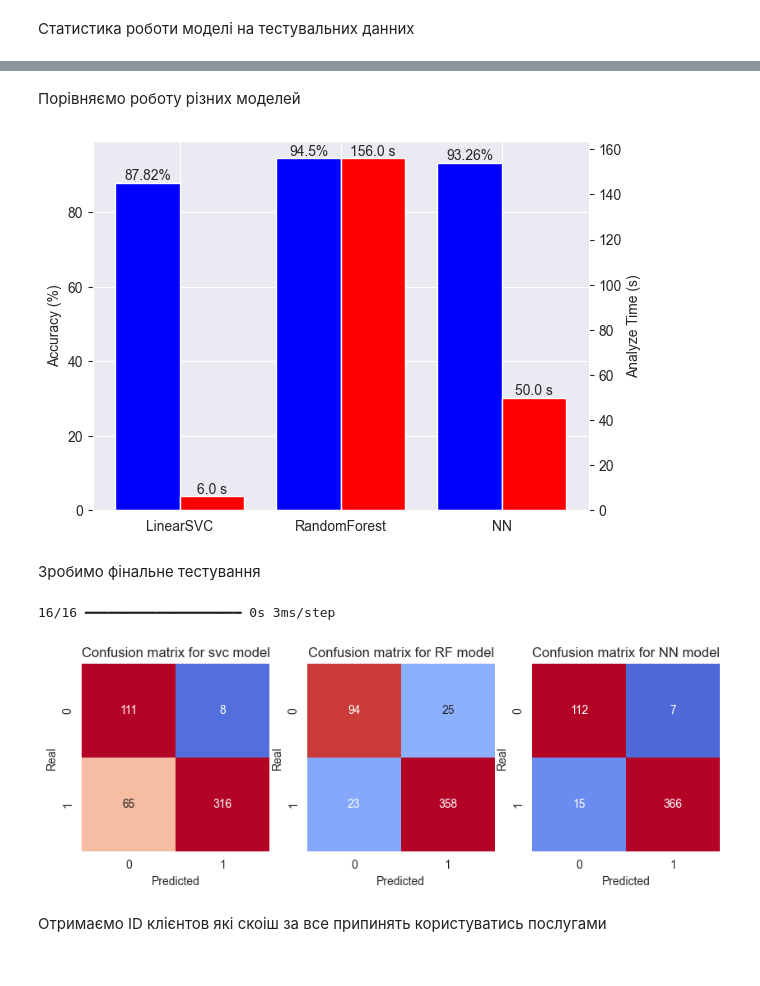
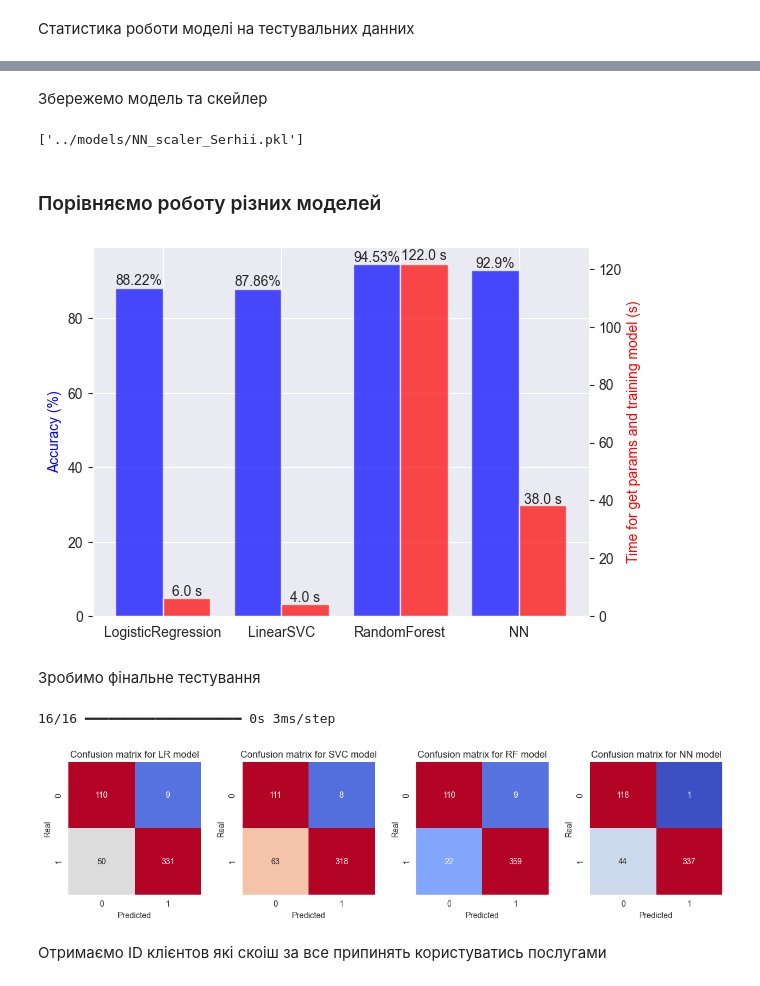
Before and after one commit to serzhu/DS_final_project, a Jupyter notebook: notebooks/internet_service_churn_Serhii.ipynb, the cells around one changed output, grey strips where cells are left out. Drawn from its saved outputs; the diff is of its cells as text; code cells hidden in the pictures.

Commit message:
saved models

```diff
--- a/notebooks/internet_service_churn_Serhii.ipynb
+++ b/notebooks/internet_service_churn_Serhii.ipynb
@@ -260,18 +331,16 @@ weighted avg       0.88      0.88      0.88     19835
 # %% [markdown]
 ### RandomForest
 # %%
-RF = RandomForestClassifier()
-RF_pipe = Pipeline([('scale', scaler), ('RF', RF)])
+RF = RandomForestClassifier(random_state=42)
 
 rf_start_time = time.time()
-param_grid = {'RF__n_estimators': [50, 100, 200], 'RF__max_features':['sqrt', 'log2'], 'RF__class_weight': ['balanced'], 'RF__random_state':[42]}
-RandomForest = GridSearchCV(estimator=RF_pipe, param_grid=param_grid, scoring='f1', cv=2, return_train_score=True, n_jobs=1, verbose=3)
+param_grid = {'n_estimators': [50, 100, 200], 'max_features':['sqrt', 'log2']}
+RandomForest = GridSearchCV(estimator=RF, param_grid=param_grid, scoring='f1', cv=2, return_train_score=True, n_jobs=1, verbose=3)
 
 RandomForest.fit(X_train, y_train)
 print(f'RandomForest best parameters: {RandomForest.best_params_}')
 
 rf_model = RandomForest.best_estimator_
-rf_model.fit(X_train, y_train)
 y_pred_rf = rf_model.predict(X_test)
 
 rf_end_time = time.time()-rf_start_time
@@ -346,5 +418,8 @@ plt.xticks(range(len(df.columns[1:-1])), df.columns[1:-1], rotation=50);
 # %%
-X_train, X_test, y_train, y_test = train_test_split(X, y, test_size=0.25, random_state=42, stratify=y)
+min_max_scaler = MinMaxScaler()
+X_scaled = min_max_scaler.fit_transform(X)
+
+X_train, X_test, y_train, y_test = train_test_split(X_scaled, y, test_size=0.25, random_state=42, stratify=y)
 # %%
 model_NN = Sequential()
 model_NN.add(Dense(128, input_dim=10, activation='relu'))
@@ -357,7 +432,7 @@ model_NN.compile(loss='binary_crossentropy', optimizer='adam', metrics=['accurac
 model_NN.summary()
 
 nn_start_time = time.time()
-early_stopping = EarlyStopping(monitor='val_loss', patience=4)
+early_stopping = EarlyStopping(monitor='val_loss', patience=3)
 history = model_NN.fit(X_train, y_train, epochs=20, batch_size=64, validation_split=0.1, callbacks=[early_stopping])
 
 score = model_NN.evaluate(X_test, y_test, verbose=0)
@@ -458,11 +533,16 @@ weighted avg       0.93      0.93      0.93     17849
+# %% [markdown]
+Збережемо модель та скейлер
 # %%
 joblib.dump(model_NN,'../models/NN_model_Serhii.pkl')
+joblib.dump(min_max_scaler,'../models/NN_scaler_Serhii.pkl')
+# %% [output]
+['../models/NN_scaler_Serhii.pkl']
 # %% [markdown]
-Порівняємо роботу різних моделей
+### Порівняємо роботу різних моделей
 # %%
-data = {'model':['LinearSVC', 'RandomForest', 'NN'],
-        'analyze_time':[svc_end_time, rf_end_time, nn_end_time],
-        'accuracy':[accuracy_svc*100, accuracy_rf*100 ,score[1]*100]}
+data = {'model':['LogisticRegression','LinearSVC', 'RandomForest', 'NN'],
+        'analyze_time':[lr_end_time, svc_end_time, rf_end_time, nn_end_time],
+        'accuracy':[accuracy_lr*100, accuracy_svc*100, accuracy_rf*100 ,score[1]*100]}
 
 df_results = pd.DataFrame(data)
 
@@ -472,12 +552,12 @@ width = 0.4
 
 x = np.array([i for i,_ in enumerate(df_results['model'])])
 
-ax.bar(x - width/2, df_results['accuracy'], color='b', width=width)
-ax2.bar(x + width/2, df_results['analyze_time'], color='r', width=width)
+ax.bar(x - width/2, df_results['accuracy'], color='b', alpha=0.7, width=width)
+ax2.bar(x + width/2, df_results['analyze_time'], color='r', alpha=0.7, width=width)
 
 plt.xticks(range(len(df_results['model'])), df_results['model'], rotation=0);
-ax.set_ylabel('Accuracy (%)')
-ax2.set_ylabel('Analyze Time (s)')
+ax.set_ylabel('Accuracy (%)', color='b')
+ax2.set_ylabel('Time for get params and training model (s)', color='r')
 
 for i, v in enumerate(df_results['accuracy'].round(2)):
     ax.text(i-0.2, v, str(v)+'%', ha='center', va='bottom')
@@ -488,31 +568,32 @@ for i, v in enumerate(df_results['analyze_time'].round()):
 plt.grid()
 plt.show()
 # %% [output]
-[figure, old version]
+[figure, new version]
 # %% [markdown]
 Зробимо фінальне тестування
 # %%
 data = df_final_test.drop(columns=['churn'])
 features = data.drop(columns=['id'])
 target = df_final_test['churn']
 ids = data['id']
-y_pred_svc = svc_model.predict(features)
-y_pred_rf = rf_model.predict(features)
-y_pred_nn =[1 if p > 0.5 else 0 for p in model_NN.predict(features)]
+y_pred_lr = lr_model.predict(scaler.transform(features))
+y_pred_svc = svc_model.predict(scaler.transform(features))
+y_pred_rf = rf_model.predict(scaler.transform(features))
+y_pred_nn =[1 if p > 0.5 else 0 for p in model_NN.predict(min_max_scaler.transform(features))]
 
-pred = {'svc':y_pred_svc, 'RF':y_pred_rf, 'NN':y_pred_nn}
+pred = {'LR':y_pred_lr, 'SVC':y_pred_svc, 'RF':y_pred_rf, 'NN':y_pred_nn}
 
-plt.figure(figsize=(10, 3))
+plt.figure(figsize=(15, 3))
 for i, (m, p) in enumerate(pred.items()):
     cm = confusion_matrix(target, p)
-    plt.subplot(1, 3, i+1)
+    plt.subplot(1, 4, i+1)
     sns.heatmap(cm, square=True, annot=True, fmt='d', cbar=False, cmap='coolwarm', vmin=0, vmax=100)
     plt.title(f'Confusion matrix for {m} model')
     plt.ylabel('Real')
     plt.xlabel('Predicted');
 # %% [output]
 16/16 ━━━━━━━━━━━━━━━━━━━━ 0s 3ms/step
-[figure, old version]
+[figure, new version]
 # %% [markdown]
 Отримаємо ID клієнтов які скоіш за все припинять користуватись послугами
 # %%
```
Also changed, not shown: parts of 33 cells of this notebook, 15 other files.
